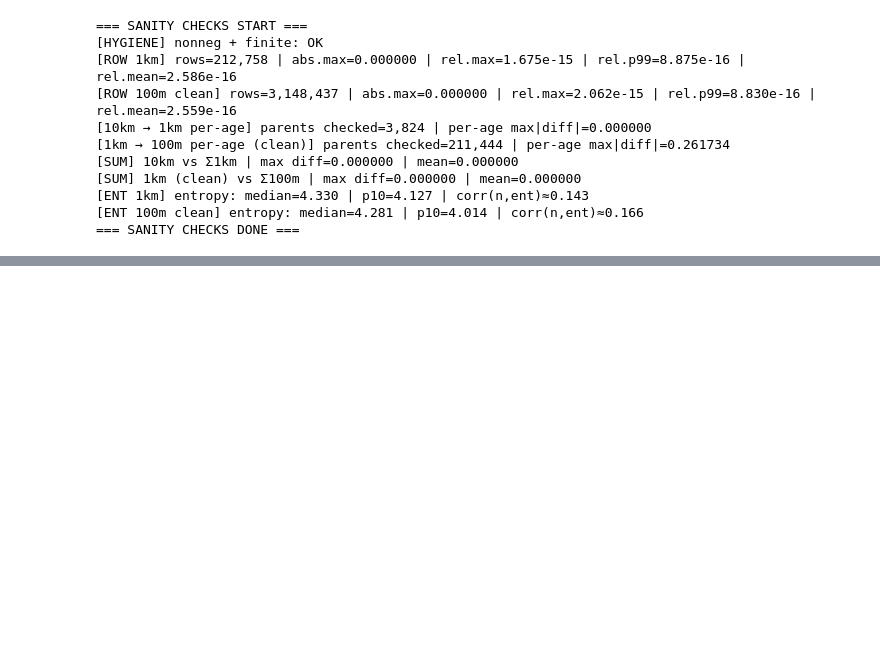
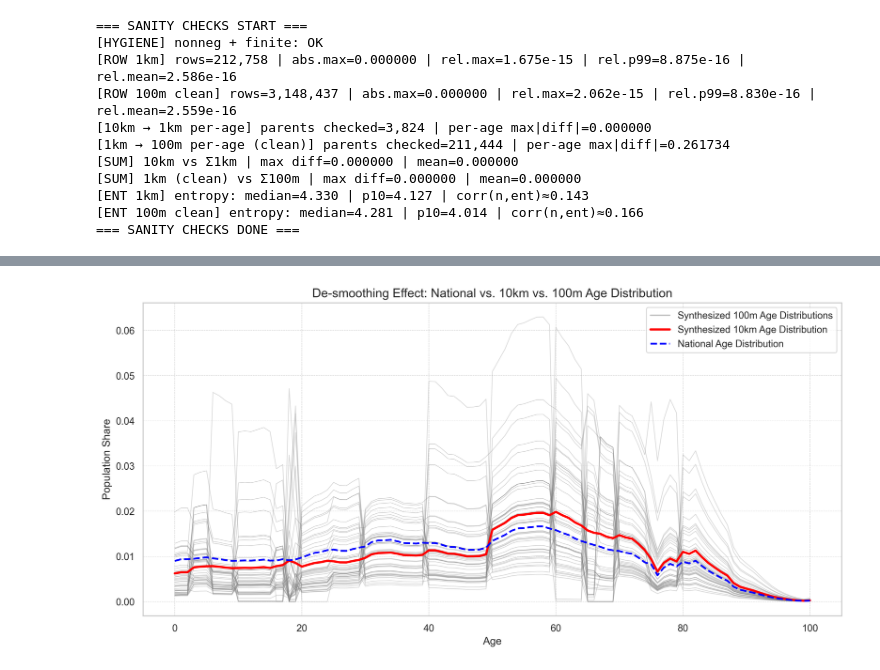
Before and after one commit to TUBS-IVS/cleancensus, a Jupyter notebook: ages.ipynb, the cells around one changed output, grey strips where cells are left out. Saved outputs shown, nothing was run; the diff lists cells and outputs as text; code cells hidden in the pictures; blank space fills up the shorter version.

```diff
--- a/ages.ipynb
+++ b/ages.ipynb
@@ -2228,0 +2296,90 @@ print("=== SANITY CHECKS DONE ===\n")
+# %%
+import re
+
+def load_national_single_years(csv_path, label_col="Alter", value_col="Zahl", top_age=100):
+    """
+    Reads a CSV with labels like "0 Jahre", "1 Jahre", ..., "100 Jahre"
+    and returns a Series indexed 0..top_age (100=100+ bucket).
+    """
+    df = pd.read_csv(csv_path,sep=";")
+
+    tmp = df[[label_col, value_col]].copy()
+    tmp.columns = ["label", "value"]
+    tmp = tmp.dropna(subset=["label", "value"])
+
+    ages = (
+        tmp["label"].astype(str)
+        .str.extract(r"^\s*(\d+)\s+jahr(?:e)?\s*$", flags=re.IGNORECASE)[0]
+        .astype(float)
+    )
+    tmp["age"] = ages.clip(lower=0, upper=top_age).astype("Int64")
+    tmp = tmp.dropna(subset=["age"])
+    tmp["age"] = tmp["age"].astype(int)
+    tmp["value"] = pd.to_numeric(tmp["value"], errors="coerce").fillna(0).astype(float)
+
+    nat = tmp.groupby("age")["value"].sum().reindex(range(0, top_age + 1), fill_value=0.0)
+    if nat.sum() <= 0:
+        raise ValueError("National total is zero—check CSV.")
+    return nat
+
+# Pick a specific cell hierarchy
+# Ideally one from the "Interesting Parents" list calculated in step 1
+stats = df100.groupby('GITTER_ID_10km')['mean_age'].agg(['std', 'count', 'mean'])
+interesting_parents = stats[stats['count'] > 500].nlargest(1000, 'std').index.tolist()
+pid = interesting_parents[199]
+
+# Get the parent vector
+parent_vec = df10[df10['GITTER_ID_10km'] == pid][age_cols].iloc[0].values
+# Normalize to probability density for fair comparison
+parent_dist = parent_vec / parent_vec.sum()
+
+# Get all child vectors
+children = df100[df100['GITTER_ID_10km'] == pid]
+child_vecs = children[age_cols].values
+# Normalize children
+child_dists = child_vecs / child_vecs.sum(axis=1, keepdims=True)
+
+# Prepare X axis
+ages = np.arange(101)
+# --- Load national reference (0..100 years) ---
+nat = load_national_single_years(r"T:\petre\UCFL\Synthetic Population\Zensus\raw\national_age_vector.csv")        # your function
+nat_dist = nat / nat.sum()                        # normalize to probability density
+
+# --- Plotting ---
+plt.figure(figsize=(12, 6), dpi=300)
+
+# Plot a sample of children (grey lines)
+for i in range(min(50, len(child_dists))):
+    plt.plot(ages, child_dists[i], color='grey', alpha=0.3, linewidth=0.8)
+
+# Dummy line for legend
+plt.plot([], [], color='grey', alpha=0.5, label='Synthesized 100m Age Distributions')
+
+# Plot parent (red)
+plt.plot(ages, parent_dist, color='red', linewidth=2.5, label='Synthesized 10km Age Distribution')
+
+# Plot national reference (blue dashed)
+plt.plot(
+    ages, nat_dist.values,
+    color='blue',
+    linestyle='--',
+    linewidth=2.0,
+    label='National Age Distribution'
+)
+
+plt.title(
+    f'De-smoothing Effect: National vs. 10km vs. 100m Age Distribution',
+    # f'(Parent ID: {pid})',
+    fontsize=14
+)
+plt.xlabel('Age', fontsize=12)
+plt.ylabel('Population Share', fontsize=12)
+plt.legend()
+plt.grid(True, which='both', linestyle='--', linewidth=0.5)
+
+plt.tight_layout()
+plt.savefig("before_after_distro.png")
+plt.show()
+print(pid)
+# %% [output]
+[figure, added]
```
Also changed, not shown: parts of 2 cells of this notebook.
